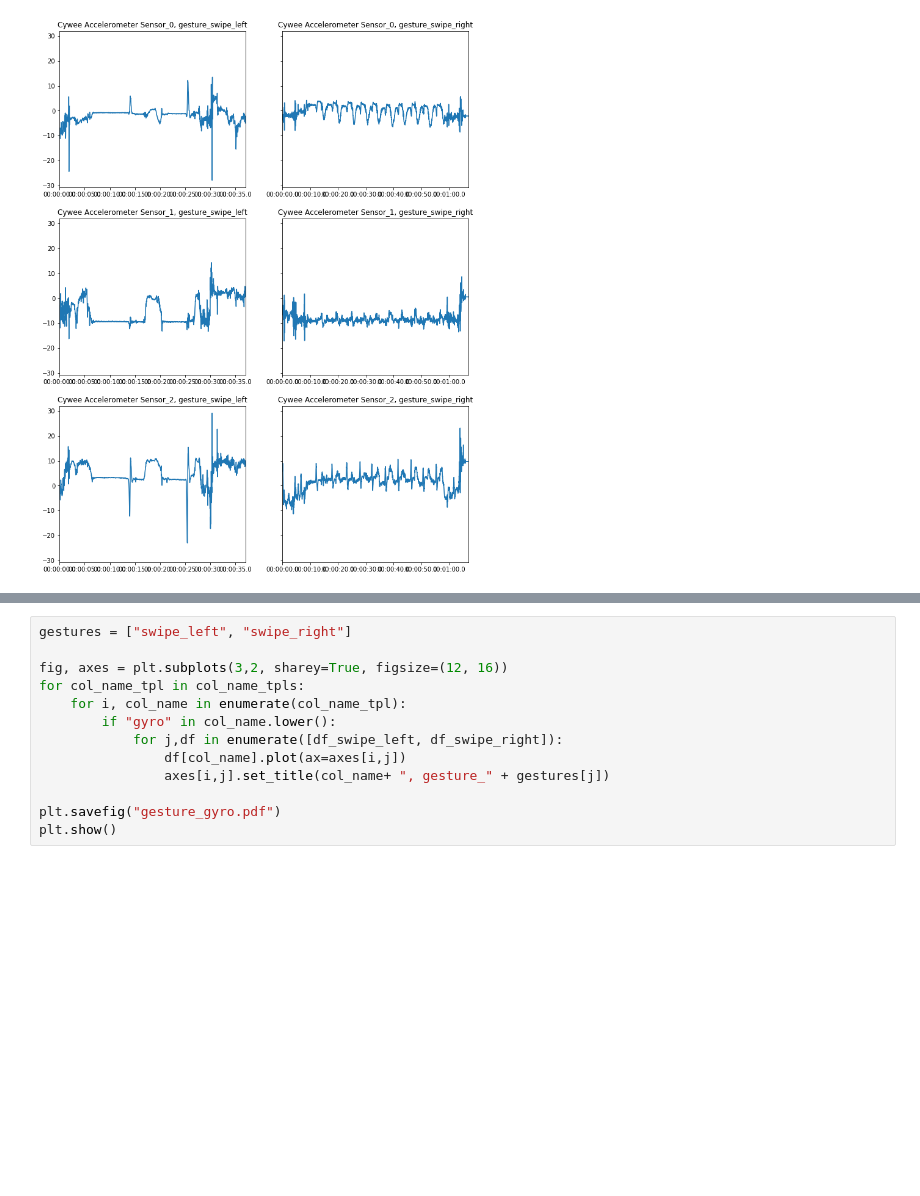
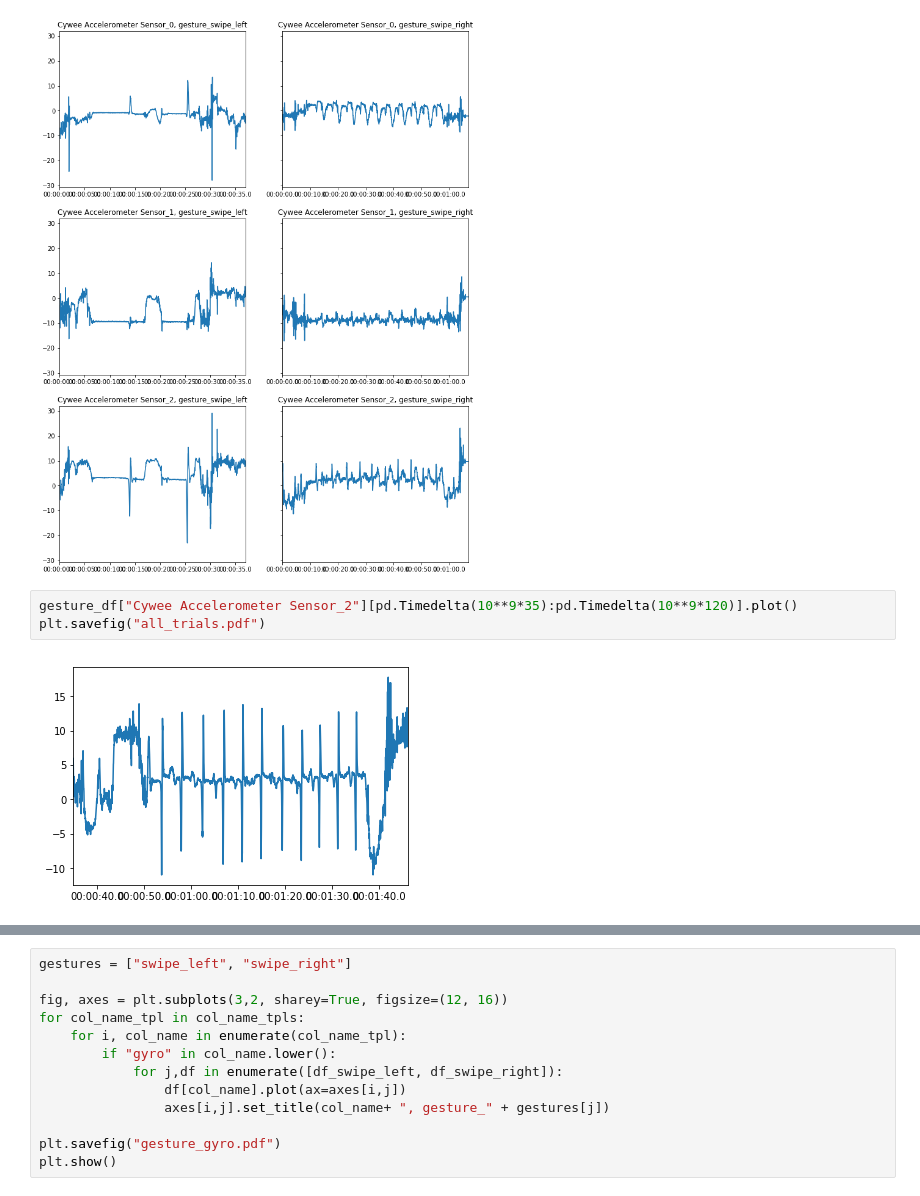
Before and after one commit to Alexsogge/wcs-cookbook, a Jupyter notebook: notebooks/plot_data.ipynb, the cells around one changed output, grey strips where cells are left out. Drawn from its saved outputs; the diff is of its cells as text; blank space fills up the shorter version.

```diff
--- a/notebooks/plot_data.ipynb
+++ b/notebooks/plot_data.ipynb
@@ -165,3 +181,8 @@ plt.savefig("gesture_acc.pdf")
 plt.show()
 # %% [output]
 [figure]
+# %%
+gesture_df["Cywee Accelerometer Sensor_2"][pd.Timedelta(10**9*35):pd.Timedelta(10**9*120)].plot()
+plt.savefig("all_trials.pdf")
+# %% [output]
+[figure, added]
```
Also changed, not shown: parts of 11 cells of this notebook.
